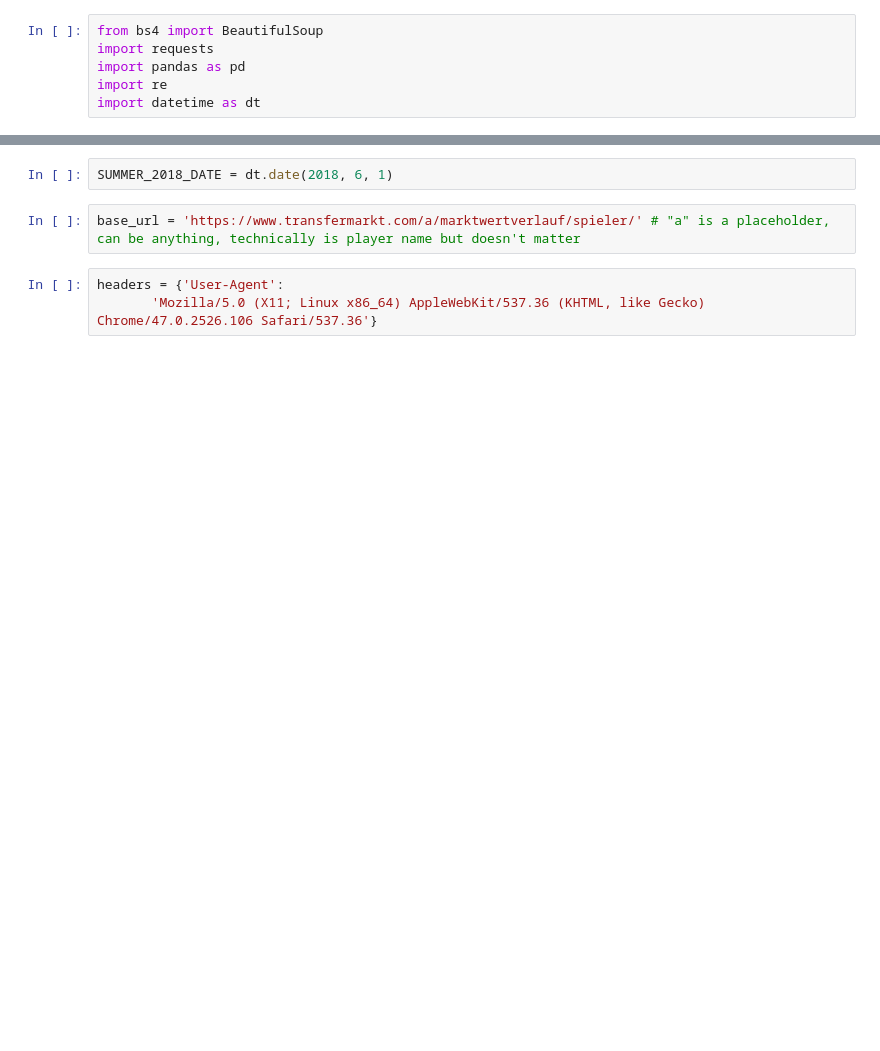
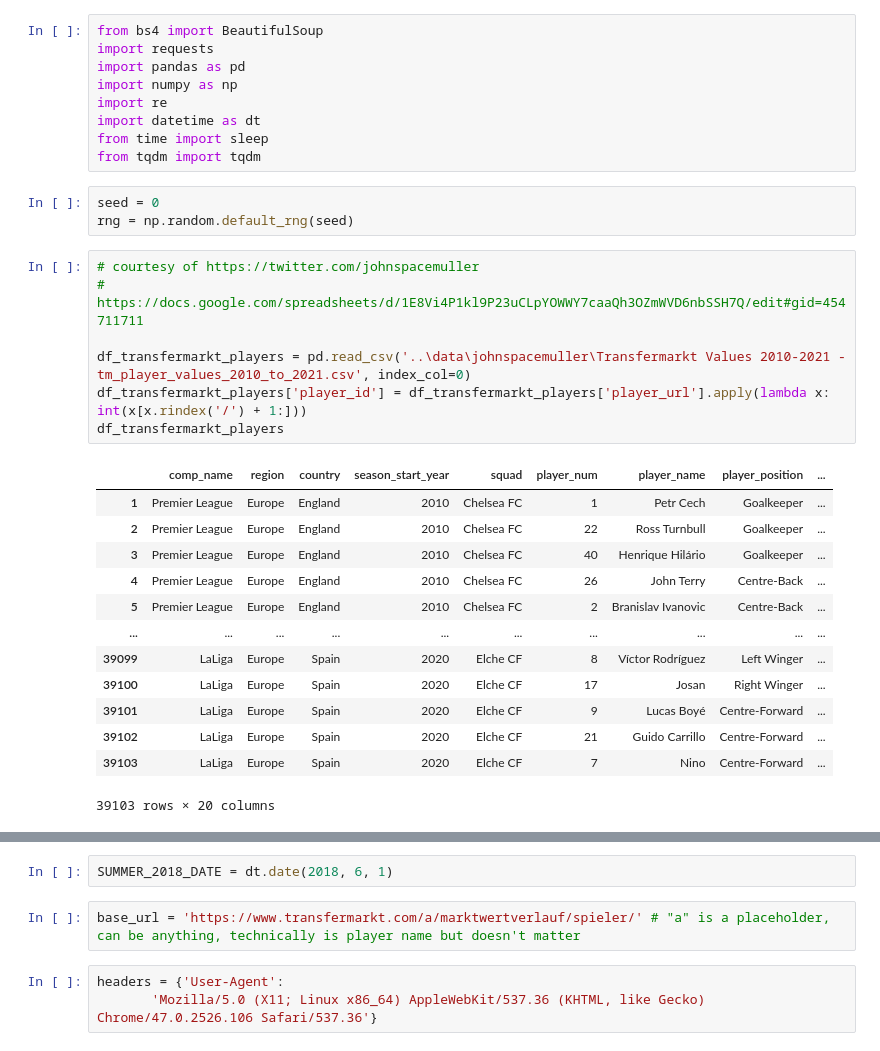
Before and after one commit to lyonjust/soccermatics, a Jupyter notebook: Assignment 2/get-transfermarkt-market-values.ipynb, the cells around one changed output, grey strips where cells are left out. Drawn from its saved outputs; the diff is of its cells as text; blank space fills up the shorter version.

```diff
--- a/Assignment 2/get-transfermarkt-market-values.ipynb
+++ b/Assignment 2/get-transfermarkt-market-values.ipynb
@@ -2,5 +2,32 @@
 from bs4 import BeautifulSoup
 import requests
 import pandas as pd
+import numpy as np
 import re
 import datetime as dt
+from time import sleep
+from tqdm import tqdm
+# %%
+seed = 0
+rng = np.random.default_rng(seed)
+# %%
+# courtesy of https://twitter.com/johnspacemuller
+# https://docs.google.com/spreadsheets/d/1E8Vi4P1kl9P23uCLpYOWWY7caaQh3OZmWVD6nbSSH7Q/edit#gid=454711711
+
+df_transfermarkt_players = pd.read_csv('..\data\johnspacemuller\Transfermarkt Values 2010-2021 - tm_player_values_2010_to_2021.csv', index_col=0)
+df_transfermarkt_players['player_id'] = df_transfermarkt_players['player_url'].apply(lambda x: int(x[x.rindex('/') + 1:]))
+df_transfermarkt_players
+# %% [output]
+|  | comp_name | region | country | season_start_year | squad | player_num | player_name | player_position | ... |
+| 1 | Premier League | Europe | England | 2010 | Chelsea FC | 1 | Petr Cech | Goalkeeper | ... |
+| 2 | Premier League | Europe | England | 2010 | Chelsea FC | 22 | Ross Turnbull | Goalkeeper | ... |
+| 3 | Premier League | Europe | England | 2010 | Chelsea FC | 40 | Henrique Hilário | Goalkeeper | ... |
+| 4 | Premier League | Europe | England | 2010 | Chelsea FC | 26 | John Terry | Centre-Back | ... |
+| 5 | Premier League | Europe | England | 2010 | Chelsea FC | 2 | Branislav Ivanovic | Centre-Back | ... |
+| ... | ... | ... | ... | ... | ... | ... | ... | ... | ... |
+| 39099 | LaLiga | Europe | Spain | 2020 | Elche CF | 8 | Víctor Rodríguez | Left Winger | ... |
+| 39100 | LaLiga | Europe | Spain | 2020 | Elche CF | 17 | Josan | Right Winger | ... |
+| 39101 | LaLiga | Europe | Spain | 2020 | Elche CF | 9 | Lucas Boyé | Centre-Forward | ... |
+| 39102 | LaLiga | Europe | Spain | 2020 | Elche CF | 21 | Guido Carrillo | Centre-Forward | ... |
+| 39103 | LaLiga | Europe | Spain | 2020 | Elche CF | 7 | Nino | Centre-Forward | ... |
+39103 rows × 20 columns
```
Also changed, not shown: parts of 6 cells of this notebook.
